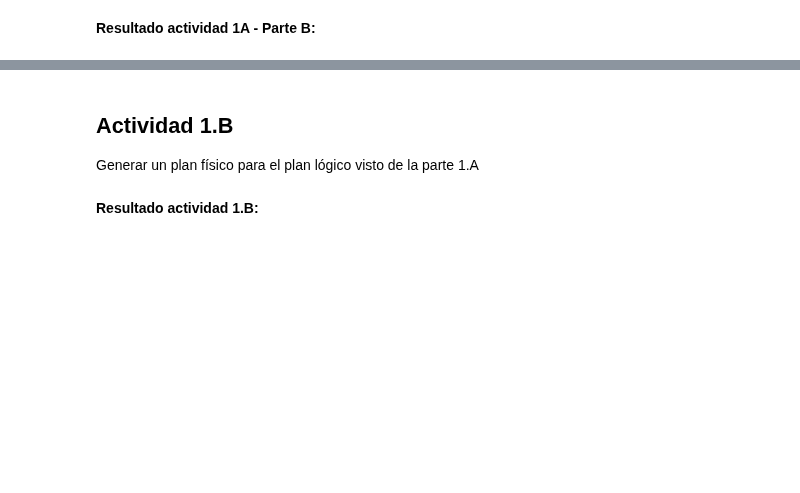
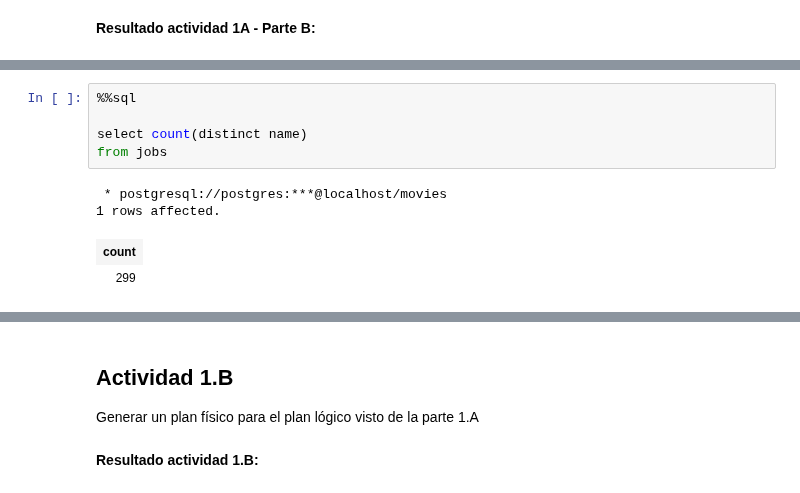
Before and after one commit to brunocentanaro/fundamentos, a Jupyter notebook: Tarea4/Tarea4_labFBD2022.ipynb, the cells around one changed output, grey strips where cells are left out. Saved outputs shown, nothing was run; the diff lists cells and outputs as text; blank space fills up the shorter version.

```diff
--- a/Tarea4/Tarea4_labFBD2022.ipynb
+++ b/Tarea4/Tarea4_labFBD2022.ipynb
@@ -128,0 +136,10 @@ Obtener los planes lógicos de acuerdo a lo visto en el curso.
+# %%
+%%sql
+
+select count(distinct name)
+from jobs
+# %% [output]
+ * postgresql://postgres:***@localhost/movies
+1 rows affected.
+| count |
+| 299 |
```
Also changed, not shown: parts of 6 cells of this notebook, 2 other files.
